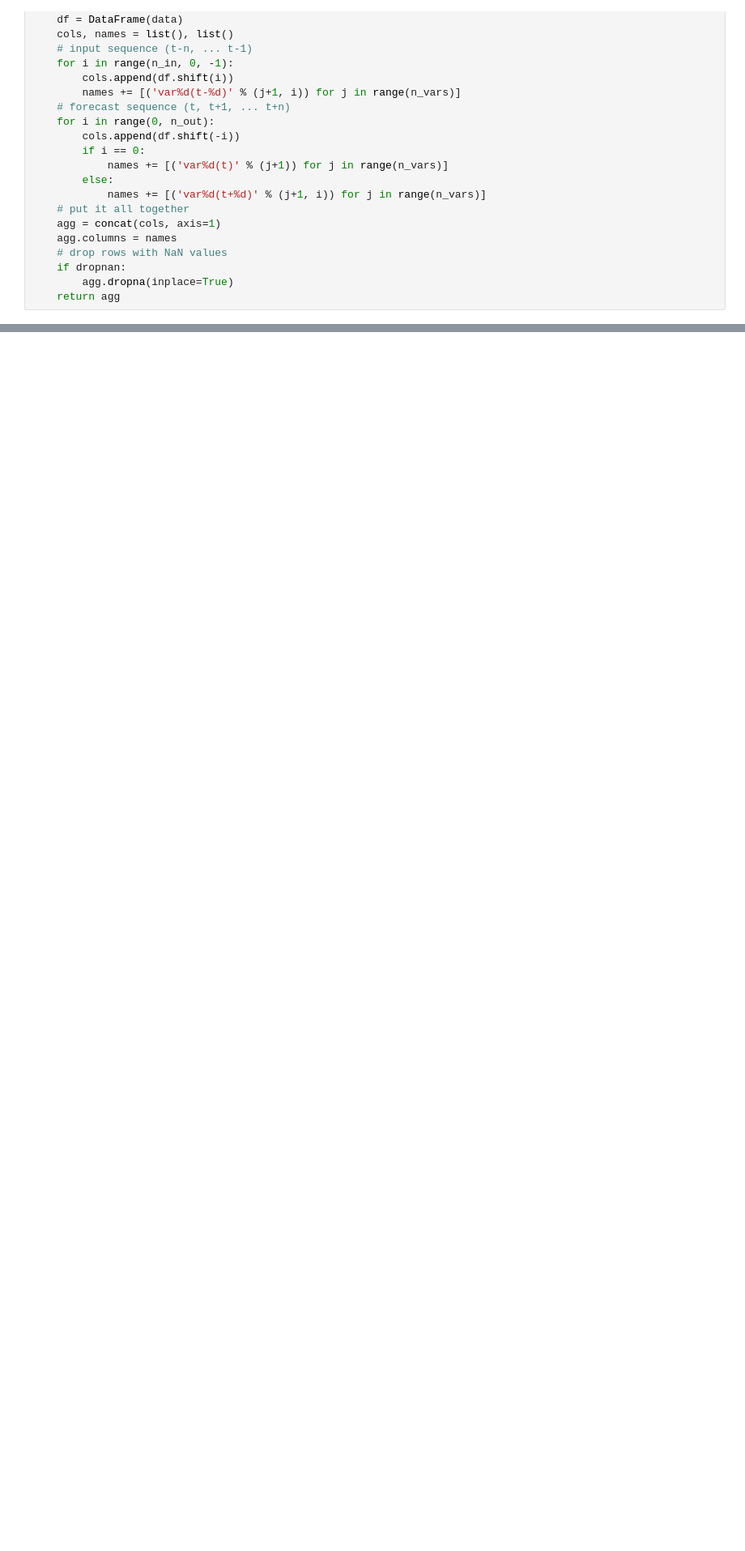
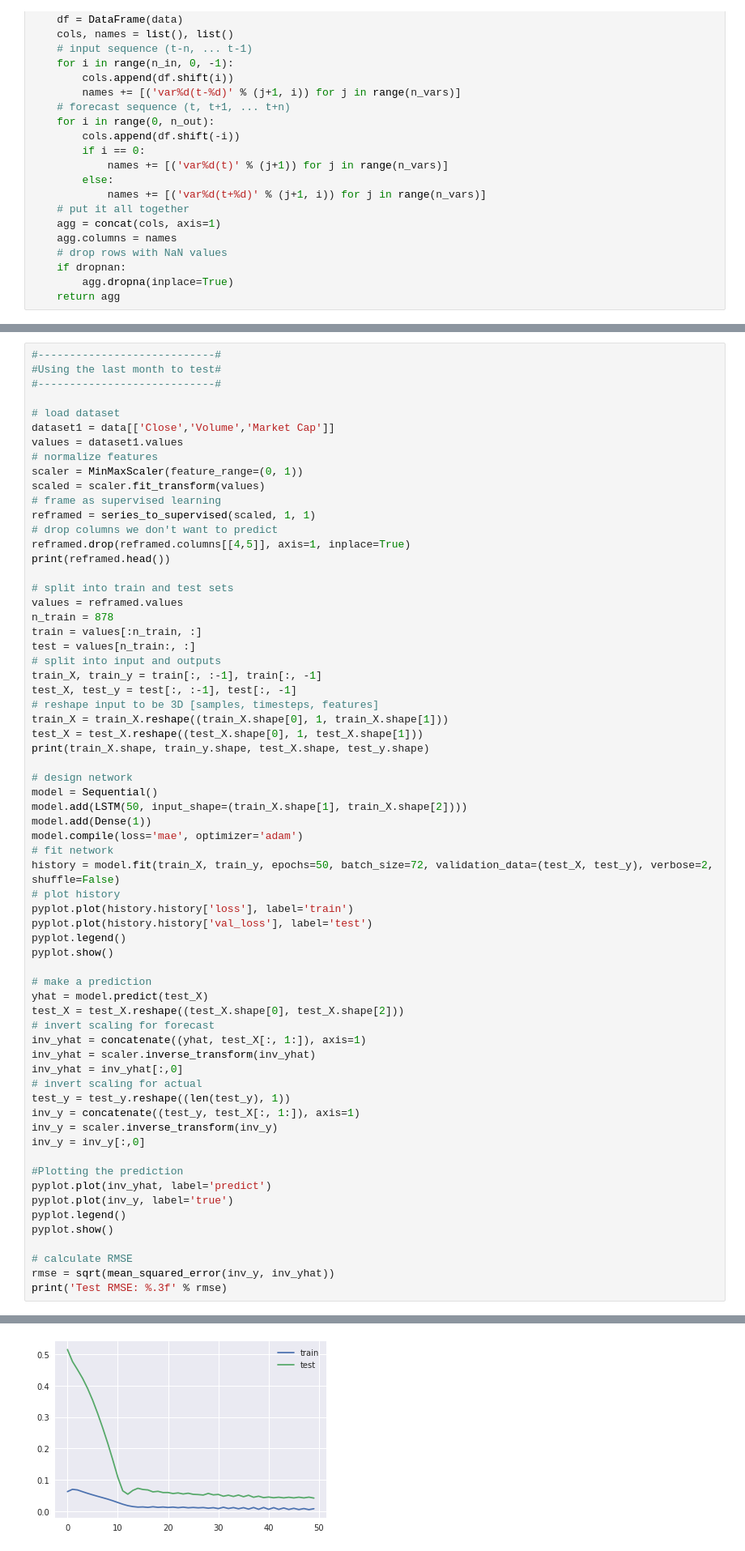
Before and after one commit to TrungAnh1812/essay, a Jupyter notebook: Untitled1.ipynb, the cells around one changed output, grey strips where cells are left out. Shown: that part at 81% size. Cells and saved outputs as stored; diff of their text form; blank space fills up the shorter version.

```diff
--- a/Untitled1.ipynb
+++ b/Untitled1.ipynb
@@ -197,0 +117,66 @@ print(reframed.shape)
+# %%
+#----------------------------#
+#Using the last month to test#
+#----------------------------#
+
+# load dataset
+dataset1 = data[['Close','Volume','Market Cap']]
+values = dataset1.values
+# normalize features
+scaler = MinMaxScaler(feature_range=(0, 1))
+scaled = scaler.fit_transform(values)
+# frame as supervised learning
+reframed = series_to_supervised(scaled, 1, 1)
+# drop columns we don't want to predict
+reframed.drop(reframed.columns[[4,5]], axis=1, inplace=True)
+print(reframed.head())
+
+# split into train and test sets
+values = reframed.values
+n_train = 878
+train = values[:n_train, :]
+test = values[n_train:, :]
+# split into input and outputs
+train_X, train_y = train[:, :-1], train[:, -1]
+test_X, test_y = test[:, :-1], test[:, -1]
+# reshape input to be 3D [samples, timesteps, features]
+train_X = train_X.reshape((train_X.shape[0], 1, train_X.shape[1]))
+test_X = test_X.reshape((test_X.shape[0], 1, test_X.shape[1]))
+print(train_X.shape, train_y.shape, test_X.shape, test_y.shape)
+
+# design network
+model = Sequential()
+model.add(LSTM(50, input_shape=(train_X.shape[1], train_X.shape[2])))
+model.add(Dense(1))
+model.compile(loss='mae', optimizer='adam')
+# fit network
+history = model.fit(train_X, train_y, epochs=50, batch_size=72, validation_data=(test_X, test_y), verbose=2, shuffle=False)
+# plot history
+pyplot.plot(history.history['loss'], label='train')
+pyplot.plot(history.history['val_loss'], label='test')
+pyplot.legend()
+pyplot.show()
+
+# make a prediction
+yhat = model.predict(test_X)
+test_X = test_X.reshape((test_X.shape[0], test_X.shape[2]))
+# invert scaling for forecast
+inv_yhat = concatenate((yhat, test_X[:, 1:]), axis=1)
+inv_yhat = scaler.inverse_transform(inv_yhat)
+inv_yhat = inv_yhat[:,0]
+# invert scaling for actual
+test_y = test_y.reshape((len(test_y), 1))
+inv_y = concatenate((test_y, test_X[:, 1:]), axis=1)
+inv_y = scaler.inverse_transform(inv_y)
+inv_y = inv_y[:,0]
+
+#Plotting the prediction
+pyplot.plot(inv_yhat, label='predict')
+pyplot.plot(inv_y, label='true')
+pyplot.legend()
+pyplot.show()
+
+# calculate RMSE
+rmse = sqrt(mean_squared_error(inv_y, inv_yhat))
+print('Test RMSE: %.3f' % rmse)
+# %% [output]
@@ -197,0 +200 @@ print(reframed.shape)
+[figure, added]
```
Also changed, not shown: parts of 20 cells of this notebook, 2 other files.
